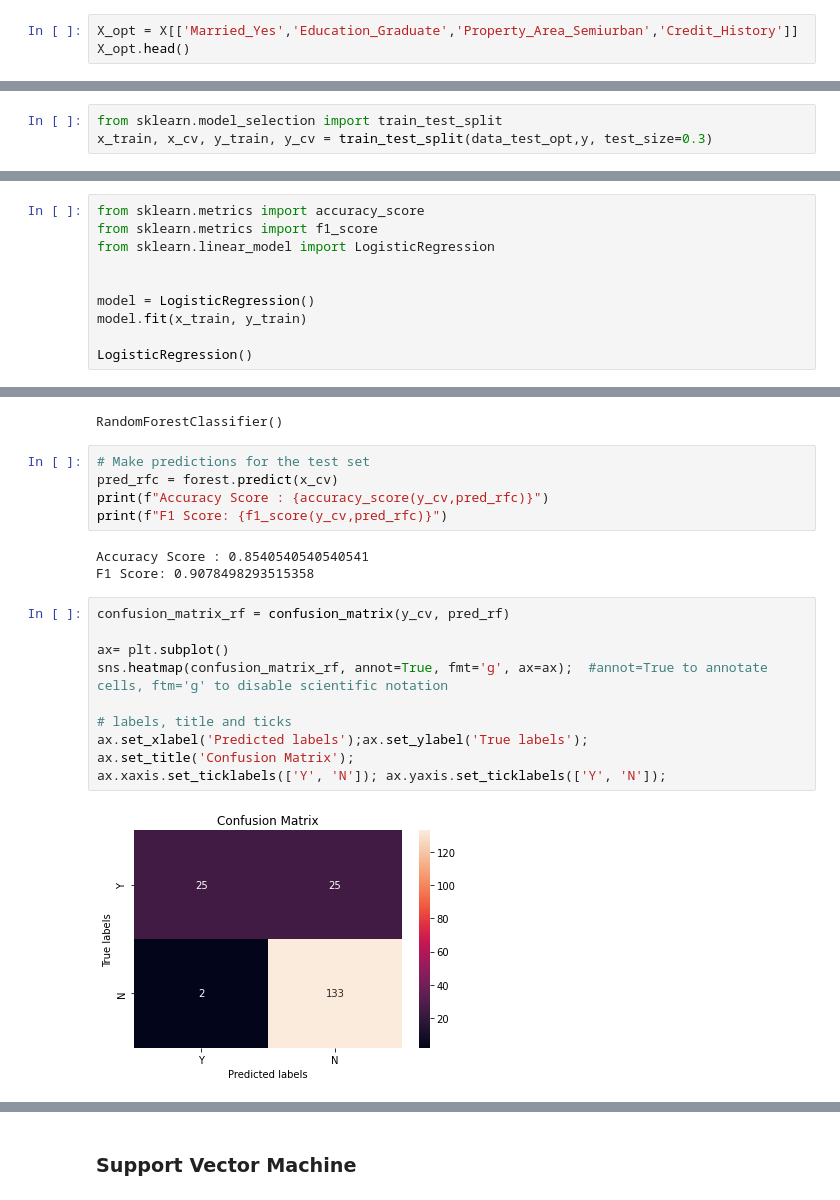
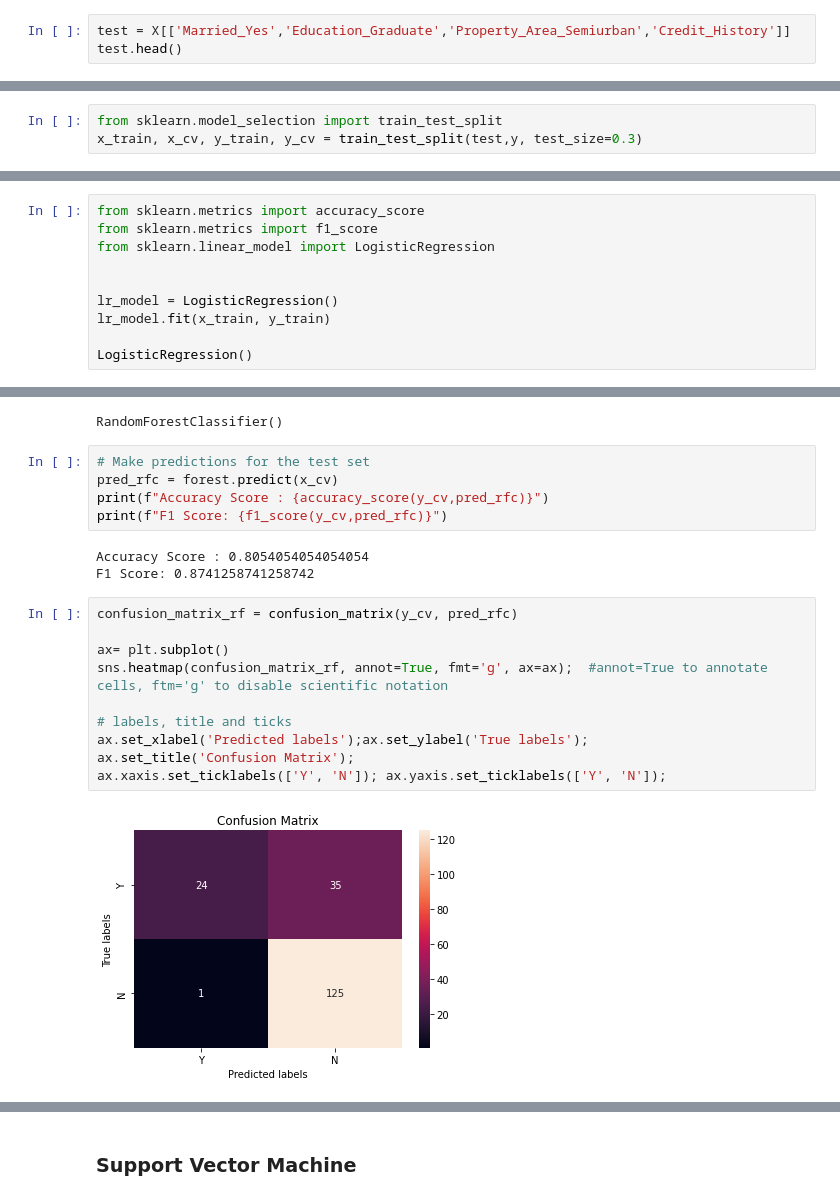
Before and after one commit to siakyikar444/citi-hackathon-loan-prediction, a Jupyter notebook: notebook_opt.ipynb, the cells around one changed output, grey strips where cells are left out. Saved outputs shown, nothing was run; the diff lists cells and outputs as text.

```diff
--- a/notebook_opt.ipynb
+++ b/notebook_opt.ipynb
@@ -514,6 +486,6 @@ A few factors has been deemed significant enough to affect the loan status:
 # %%
-X_opt = X[['Married_Yes','Education_Graduate','Property_Area_Semiurban','Credit_History']]
-X_opt.head()
+test = X[['Married_Yes','Education_Graduate','Property_Area_Semiurban','Credit_History']]
+test.head()
 # %% [output]
 |  | Married_Yes | Education_Graduate | Property_Area_Semiurban | Credit_History |
 | 0 | 0 | 1 | 0 | 1.0 |
@@ -527,4 +499,4 @@ data_test_opt = data_test[['Married_Yes','Education_Graduate','Property_Area_Sem
 # Machine Learning Model
 # %%
 from sklearn.model_selection import train_test_split
-x_train, x_cv, y_train, y_cv = train_test_split(data_test_opt,y, test_size=0.3)
+x_train, x_cv, y_train, y_cv = train_test_split(test,y, test_size=0.3)
@@ -545,8 +515,8 @@ from sklearn.metrics import f1_score
 from sklearn.linear_model import LogisticRegression
 
 
-model = LogisticRegression()
-model.fit(x_train, y_train)
+lr_model = LogisticRegression()
+lr_model.fit(x_train, y_train)
 
 LogisticRegression()
 # %% [output]
@@ -627,19 +597,19 @@ pred_rfc = forest.predict(x_cv)
 print(f"Accuracy Score : {accuracy_score(y_cv,pred_rfc)}")
 print(f"F1 Score: {f1_score(y_cv,pred_rfc)}")
 # %% [output]
-Accuracy Score : 0.8540540540540541
-F1 Score: 0.9078498293515358
+Accuracy Score : 0.8054054054054054
+F1 Score: 0.8741258741258742
 # %%
-confusion_matrix_rf = confusion_matrix(y_cv, pred_rf)
+confusion_matrix_rf = confusion_matrix(y_cv, pred_rfc)
 
 ax= plt.subplot()
 sns.heatmap(confusion_matrix_rf, annot=True, fmt='g', ax=ax);  #annot=True to annotate cells, ftm='g' to disable scientific notation
 
 # labels, title and ticks
 ax.set_xlabel('Predicted labels');ax.set_ylabel('True labels');
 ax.set_title('Confusion Matrix');
 ax.xaxis.set_ticklabels(['Y', 'N']); ax.yaxis.set_ticklabels(['Y', 'N']);
 # %% [output]
-[figure, old version]
+[figure, new version]
 # %%
 # pred_test_rf = forest.predict(data_test)
```
Also changed, not shown: parts of 23 cells of this notebook, 1 other file.
